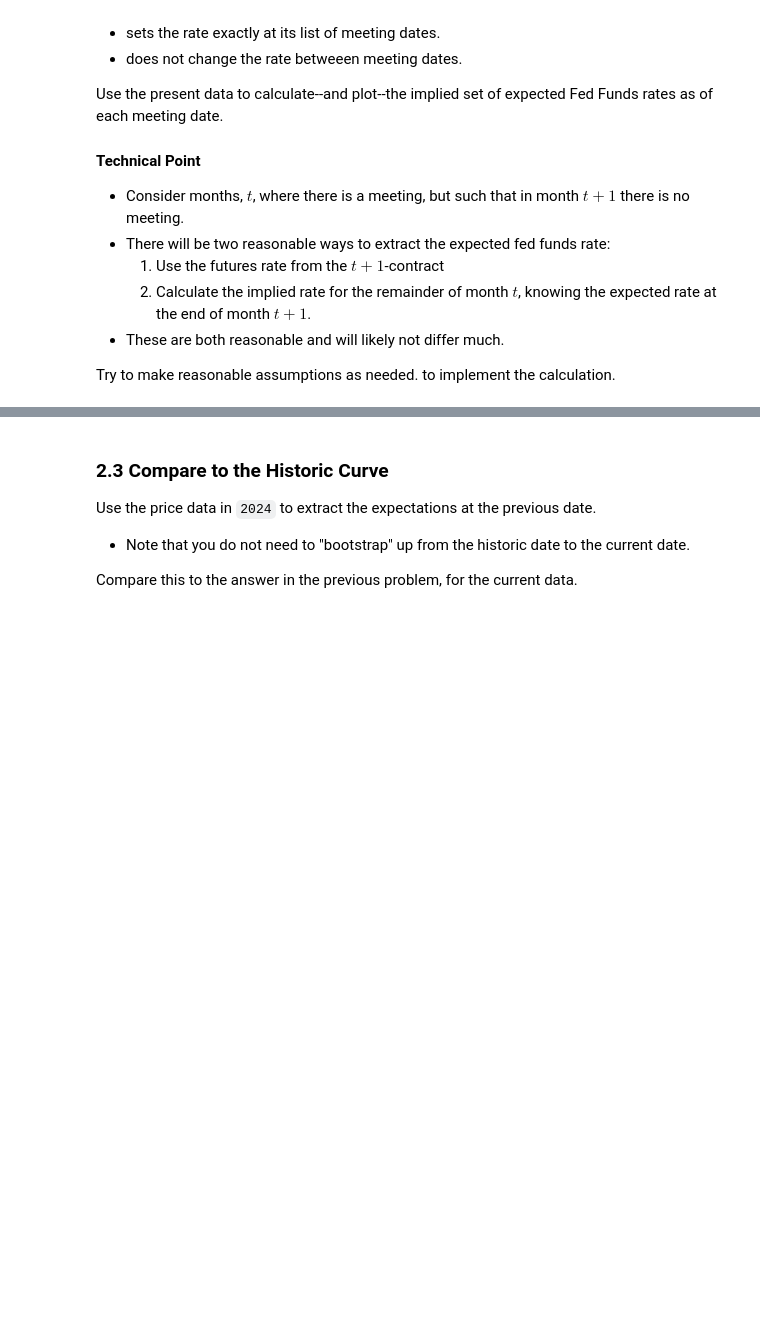
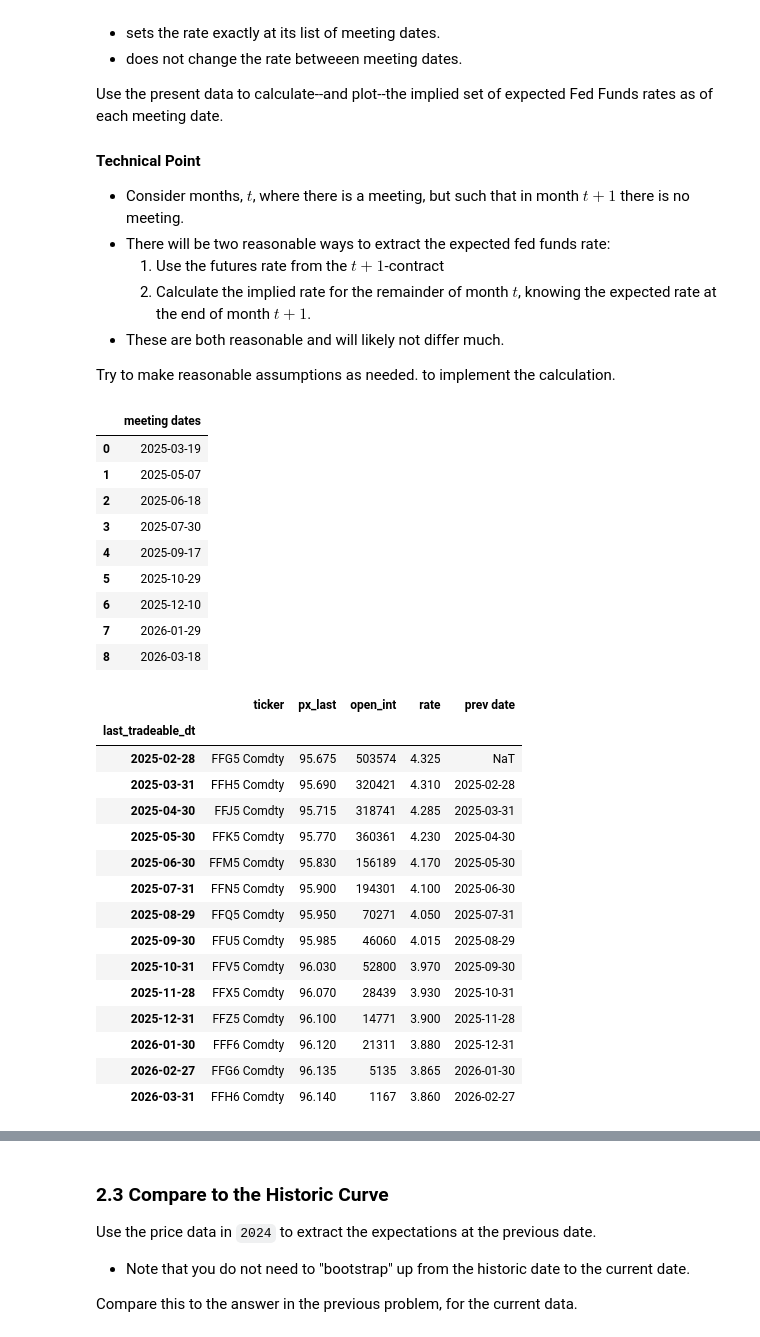
Before and after one commit to vinnyyx/finm-fiderivs-2025, a Jupyter notebook: homework/Homework 3.ipynb, the cells around one changed output, grey strips where cells are left out. Cells and saved outputs as stored; diff of their text form; code cells hidden in the pictures; blank space fills up the shorter version.

```diff
--- a/homework/Homework 3.ipynb
+++ b/homework/Homework 3.ipynb
@@ -418,3 +480,36 @@ Use the present data to calculate--and plot--the implied set of expected Fed Fun
 * These are both reasonable and will likely not differ much.
 
 Try to make reasonable assumptions as needed. to implement the calculation.
+# %%
+fed250131['prev date'] = fed250131.index.to_series().shift()
+# %%
+display(fed_meetings)
+
+display(fed250131)
+# %% [output]
+|  | meeting dates |
+| 0 | 2025-03-19 |
+| 1 | 2025-05-07 |
+| 2 | 2025-06-18 |
+| 3 | 2025-07-30 |
+| 4 | 2025-09-17 |
+| 5 | 2025-10-29 |
+| 6 | 2025-12-10 |
+| 7 | 2026-01-29 |
+| 8 | 2026-03-18 |
+|  | ticker | px_last | open_int | rate | prev date |
+| last_tradeable_dt |  |  |  |  |  |
+| 2025-02-28 | FFG5 Comdty | 95.675 | 503574 | 4.325 | NaT |
+| 2025-03-31 | FFH5 Comdty | 95.690 | 320421 | 4.310 | 2025-02-28 |
+| 2025-04-30 | FFJ5 Comdty | 95.715 | 318741 | 4.285 | 2025-03-31 |
+| 2025-05-30 | FFK5 Comdty | 95.770 | 360361 | 4.230 | 2025-04-30 |
+| 2025-06-30 | FFM5 Comdty | 95.830 | 156189 | 4.170 | 2025-05-30 |
+| 2025-07-31 | FFN5 Comdty | 95.900 | 194301 | 4.100 | 2025-06-30 |
+| 2025-08-29 | FFQ5 Comdty | 95.950 | 70271 | 4.050 | 2025-07-31 |
+| 2025-09-30 | FFU5 Comdty | 95.985 | 46060 | 4.015 | 2025-08-29 |
+| 2025-10-31 | FFV5 Comdty | 96.030 | 52800 | 3.970 | 2025-09-30 |
+| 2025-11-28 | FFX5 Comdty | 96.070 | 28439 | 3.930 | 2025-10-31 |
+| 2025-12-31 | FFZ5 Comdty | 96.100 | 14771 | 3.900 | 2025-11-28 |
+| 2026-01-30 | FFF6 Comdty | 96.120 | 21311 | 3.880 | 2025-12-31 |
+| 2026-02-27 | FFG6 Comdty | 96.135 | 5135 | 3.865 | 2026-01-30 |
+| 2026-03-31 | FFH6 Comdty | 96.140 | 1167 | 3.860 | 2026-02-27 |
```
Also changed, not shown: parts of 14 cells of this notebook, 1 other file.
